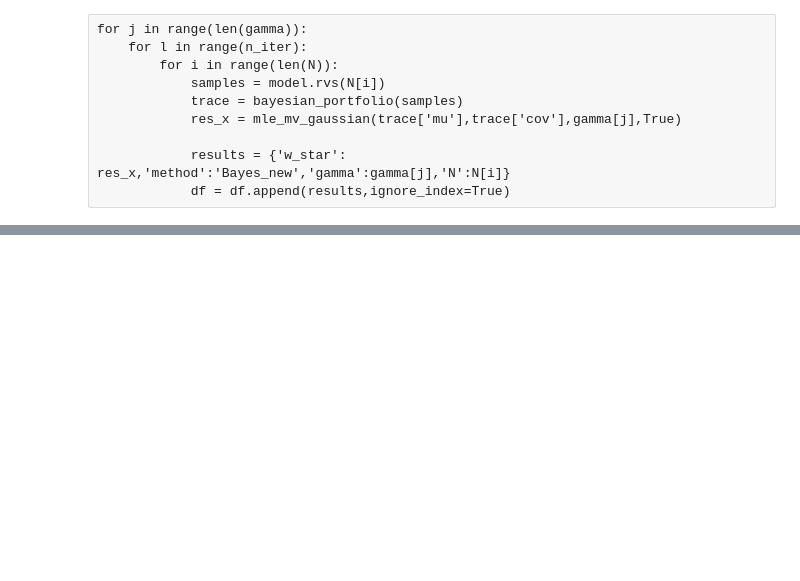
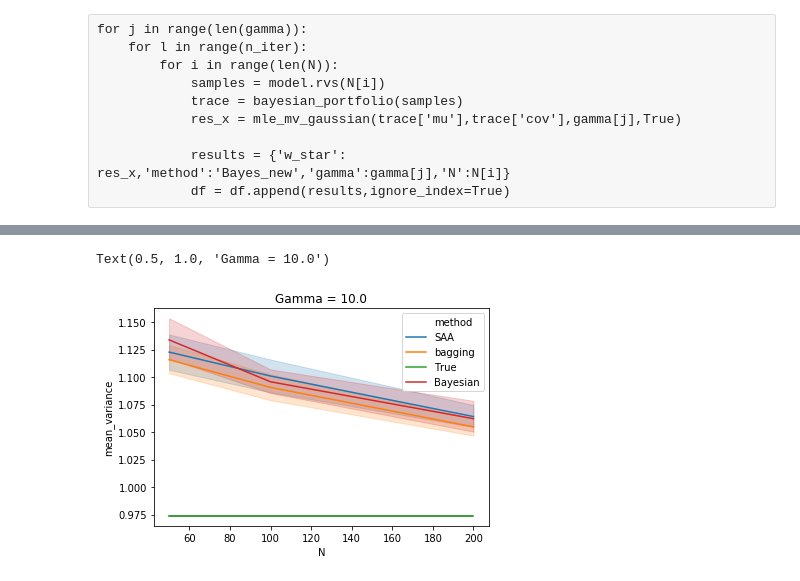
Before and after one commit to harrisonnguyen/stochastic_optimisation, a Jupyter notebook: Bayesian/portfolio_opt_experiments.ipynb, the cells around one changed output, grey strips where cells are left out. Cells and saved outputs as stored; diff of their text form; code cells hidden in the pictures; blank space fills up the shorter version.

```diff
--- a/Bayesian/portfolio_opt_experiments.ipynb
+++ b/Bayesian/portfolio_opt_experiments.ipynb
@@ -205,0 +316,17 @@ gamma_df = df[df['gamma']==0.1][df['method']!='Bayes_new']
+# %%
+gamma_df = df[df['gamma']==10.0]
+#f, axes = plt.subplots(1, 2,figsize=(8,6))
+ax = sns.lineplot(x=gamma_df['N'], y=gamma_df['mean_variance'],
+                  hue=gamma_df['method'])
+plt.plot(N,
+             [gamma_df[gamma_df['method']=='True']['mean_variance'].iloc[0]]*3,
+             color='green')
+#ax = sns.lineplot(x=gamma_df['N'], y=gamma_df['expected_return'],
+#                  hue=gamma_df['method'],ax=axes[1])
+#axes[1].plot(N,
+#             [gamma_df[gamma_df['method']=='True']['expected_return'].iloc[0]]*3,
+#             color='green')
+plt.title('Gamma = 10.0')
+# %% [output]
+Text(0.5, 1.0, 'Gamma = 10.0')
+[figure, added]
```
Also changed, not shown: parts of 35 cells of this notebook, 4 other files.
